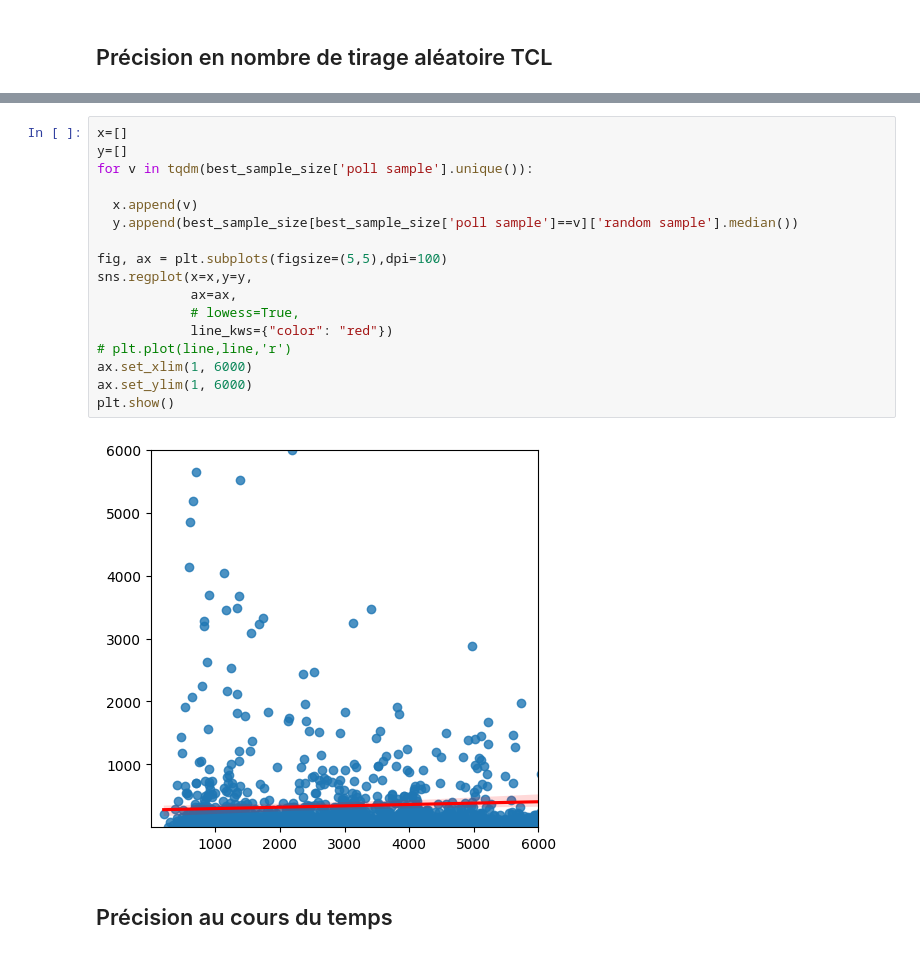
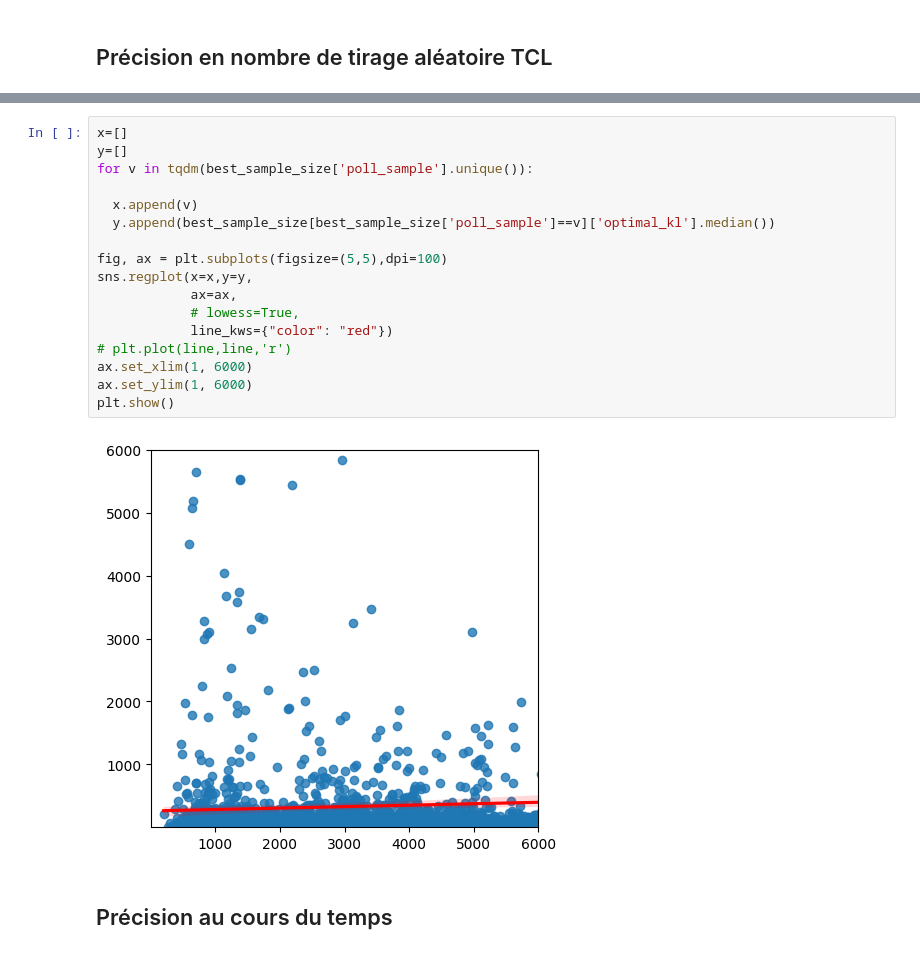
Before and after one commit to NyxAether/mesure_instituts_sondage, a Jupyter notebook: mesure_erreurs/error_plot.ipynb, the cells around one changed output, grey strips where cells are left out. Saved outputs shown, nothing was run; the diff lists cells and outputs as text.

```diff
--- a/mesure_erreurs/error_plot.ipynb
+++ b/mesure_erreurs/error_plot.ipynb
@@ -317,22 +317,22 @@ plt.show()
 # %%
 x=[]
 y=[]
-for v in tqdm(best_sample_size['poll sample'].unique()):
+for v in tqdm(best_sample_size['poll_sample'].unique()):
 
   x.append(v)
-  y.append(best_sample_size[best_sample_size['poll sample']==v]['random sample'].median())
+  y.append(best_sample_size[best_sample_size['poll_sample']==v]['optimal_kl'].median())
 
 fig, ax = plt.subplots(figsize=(5,5),dpi=100)
 sns.regplot(x=x,y=y,
             ax=ax,
             # lowess=True,
             line_kws={"color": "red"})
 # plt.plot(line,line,'r')
 ax.set_xlim(1, 6000)
 ax.set_ylim(1, 6000)
 plt.show()
 # %% [output]
-[figure, old version]
+[figure, new version]
 # %% [markdown]
 ## Précision au cours du temps
 # %%
```
Also changed, not shown: parts of 14 cells of this notebook.
